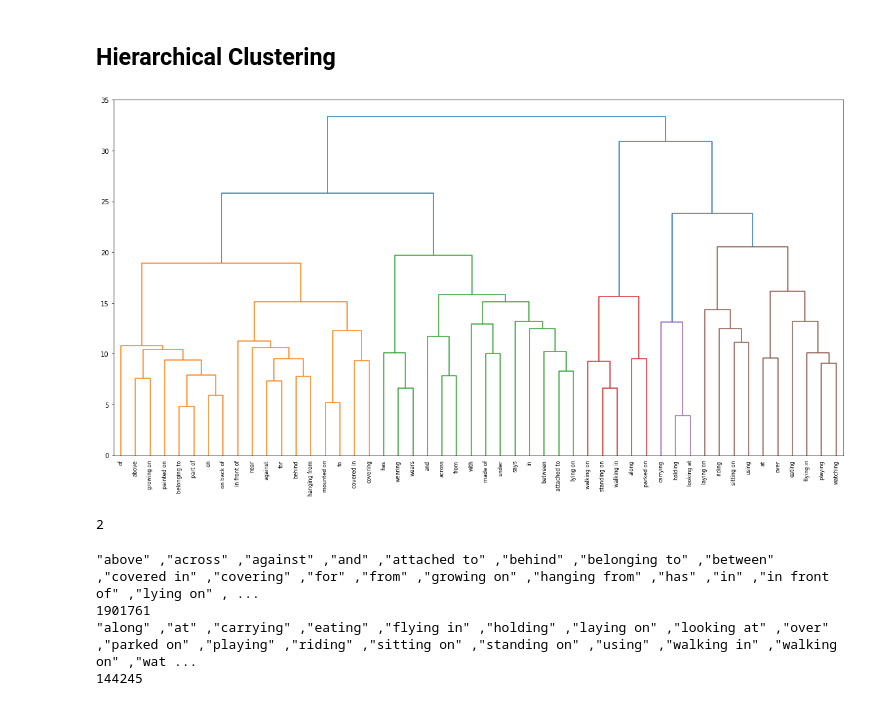
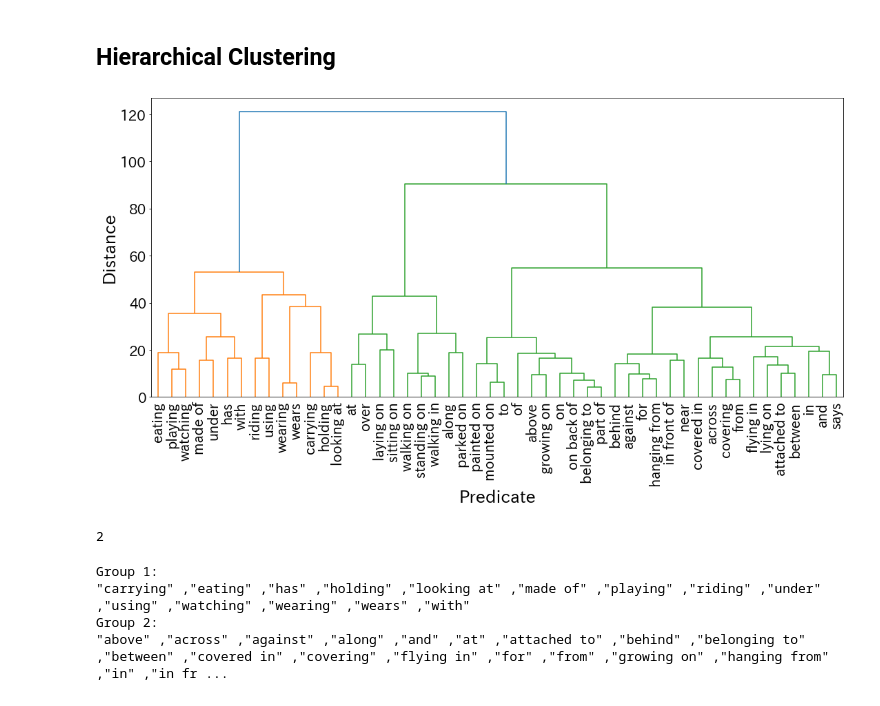
Before and after one commit to doda999/-, a Jupyter notebook: analysis/clustering.ipynb, the cells around one changed output. Saved outputs shown, nothing was run; the diff lists cells and outputs as text; code cells hidden in the pictures.

```diff
--- a/analysis/clustering.ipynb
+++ b/analysis/clustering.ipynb
@@ -200,7 +34,0 @@ balanced_tree_building(labels, cls)
-# %%
-for i in range(1,len(set(cls))+1):
-    print(labels[cls==i])
-    cnt = 0
-    for l in labels[cls==i]:
-        cnt += pred_cnt[l]
-    print(cnt)
@@ -293,2 +41,5 @@ vis_info = np.load(vis_info_path, allow_pickle=True).item()
+# %%
+rel_info_path = "../checkpoints/motifs-sgcls-exmp/causal-lr1e-2/vis_record/rel.npy"
 # %%
-data = np.concatenate((ctx_info["avg_feature"][1:], frq_info["avg_feature"][1:], vis_info["avg_feature"][1:]), 1)
+# data = np.concatenate((ctx_info["avg_feature"][1:], frq_info["avg_feature"][1:], vis_info["avg_feature"][1:]), 1)
+data = np.load(rel_info_path, allow_pickle=True).item()['avg_feature'][1:]
@@ -301,3 +45,0 @@ t = torch.load(ckpt_file, map_location=torch.device("cpu"))
-# %%
-data = t["model"]["roi_heads.relation.predictor.class_features"][1:]
-data
@@ -496,9 +50,15 @@ z = hierarchy.linkage(data, method="ward", metric="euclidean")
 # %%
-plt.figure(figsize=(20,10))
-ax = hierarchy.dendrogram(z, show_contracted=True, labels=labels)
-# plt.savefig("./feat-basic-cls.png", dpi=300, bbox_inches="tight")
+plt.figure(figsize=(18,8))
+plt.xlabel("Predicate", fontsize=25)
+plt.ylabel("Distance", fontsize=25)
+ax = hierarchy.dendrogram(z, show_contracted=True, labels=labels, color_threshold=100)
+plt.xticks(fontsize=20)
+plt.yticks(fontsize=20)
+save_file = os.path.join("/".join(rel_info_path.split("/")[:-2]), "clustering.pdf")
+plt.savefig(save_file, dpi=300, bbox_inches="tight")
+plt.show()
 # %% [output]
-[figure, old version]
+[figure, new version]
 # %%
 cls = hierarchy.fcluster(z, t=2, criterion="maxclust")
 len(set(cls))
@@ -507,13 +67,10 @@ len(set(cls))
 # %%
 labels = np.array(labels, dtype=str)
 for i in range(1,len(set(cls))+1):
+    print(f"Group {i}:")
     print('"' + '" ,"'.join(labels[cls==i]) + '"')
-    cnt = 0
-    for l in labels[cls==i]:
-        cnt += pred_cnt[l]
-    print(cnt)
 # %% [output]
-"above" ,"across" ,"against" ,"and" ,"attached to" ,"behind" ,"belonging to" ,"between" ,"covered in" ,"covering" ,"for" ,"from" ,"growing on" ,"hanging from" ,"has" ,"in" ,"in front of" ,"lying on" , ...
-1901761
-"along" ,"at" ,"carrying" ,"eating" ,"flying in" ,"holding" ,"laying on" ,"looking at" ,"over" ,"parked on" ,"playing" ,"riding" ,"sitting on" ,"standing on" ,"using" ,"walking in" ,"walking on" ,"wat ...
-144245
+Group 1:
+"carrying" ,"eating" ,"has" ,"holding" ,"looking at" ,"made of" ,"playing" ,"riding" ,"under" ,"using" ,"watching" ,"wearing" ,"wears" ,"with"
+Group 2:
+"above" ,"across" ,"against" ,"along" ,"and" ,"at" ,"attached to" ,"behind" ,"belonging to" ,"between" ,"covered in" ,"covering" ,"flying in" ,"for" ,"from" ,"growing on" ,"hanging from" ,"in" ,"in fr ...
```
Also changed, not shown: parts of 55 cells of this notebook, 47 other files.
